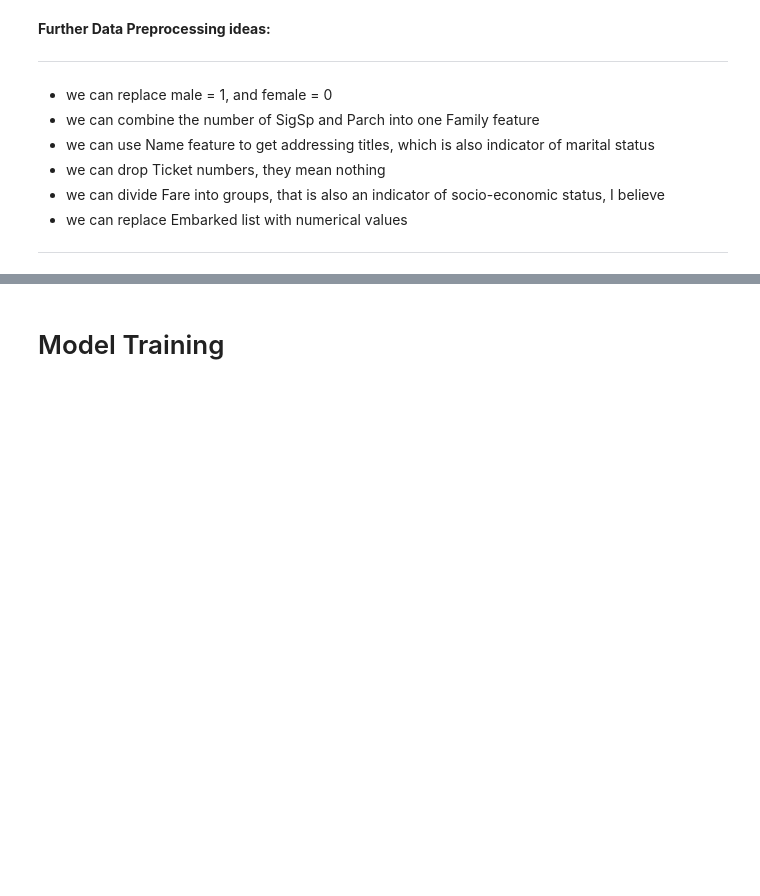
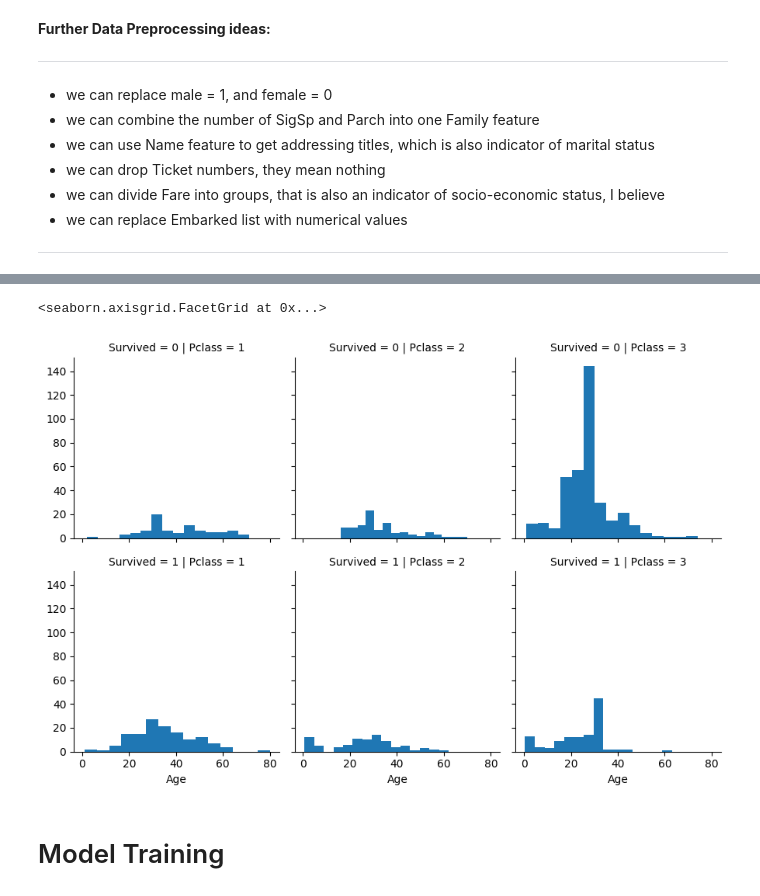
Before and after one commit to aikesha/Predict-Titanic-Survival-Kaggle-Competition, a Jupyter notebook: EDA_prediction.ipynb, the cells around one changed output, grey strips where cells are left out. Drawn from its saved outputs; the diff is of its cells as text; code cells hidden in the pictures; blank space fills up the shorter version.

Commit message:
More visualizations added.

```diff
--- a/EDA_prediction.ipynb
+++ b/EDA_prediction.ipynb
@@ -391,0 +404,6 @@ df_test = Preprocess(df_test, data_type='test', age_null_act='mean', fare_null_a
+# %%
+hist = sns.FacetGrid(df_train, row='Survived', col='Pclass')
+hist.map(plt.hist, 'Age', bins=15)
+# %% [output]
+<seaborn.axisgrid.FacetGrid at 0x...>
+[figure, added]
```
Also changed, not shown: parts of 8 cells of this notebook.
